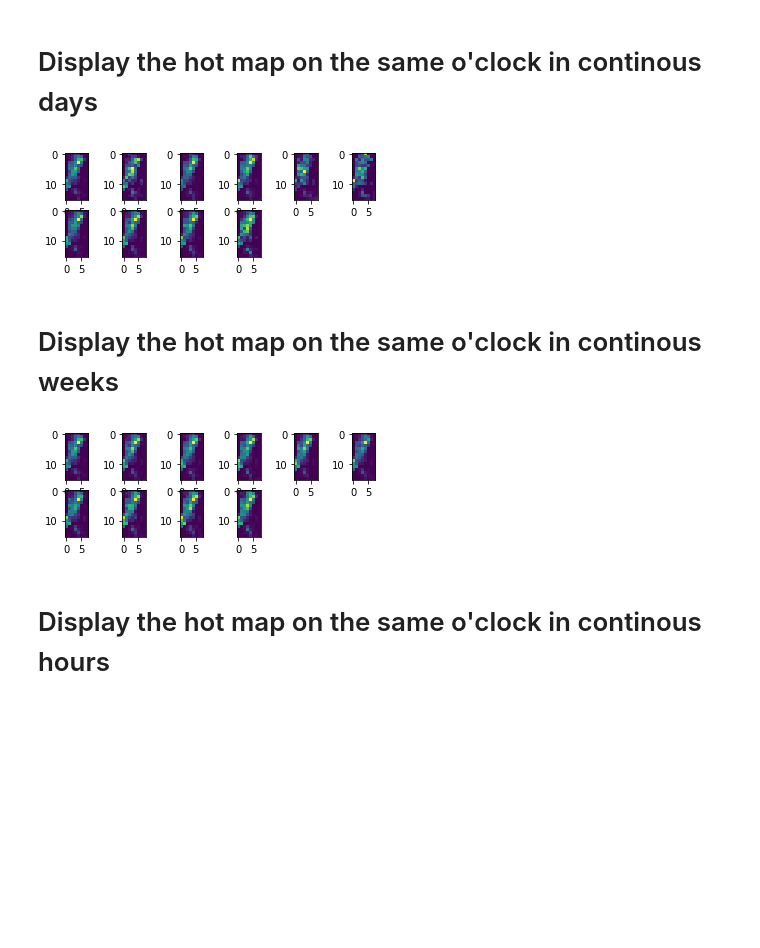
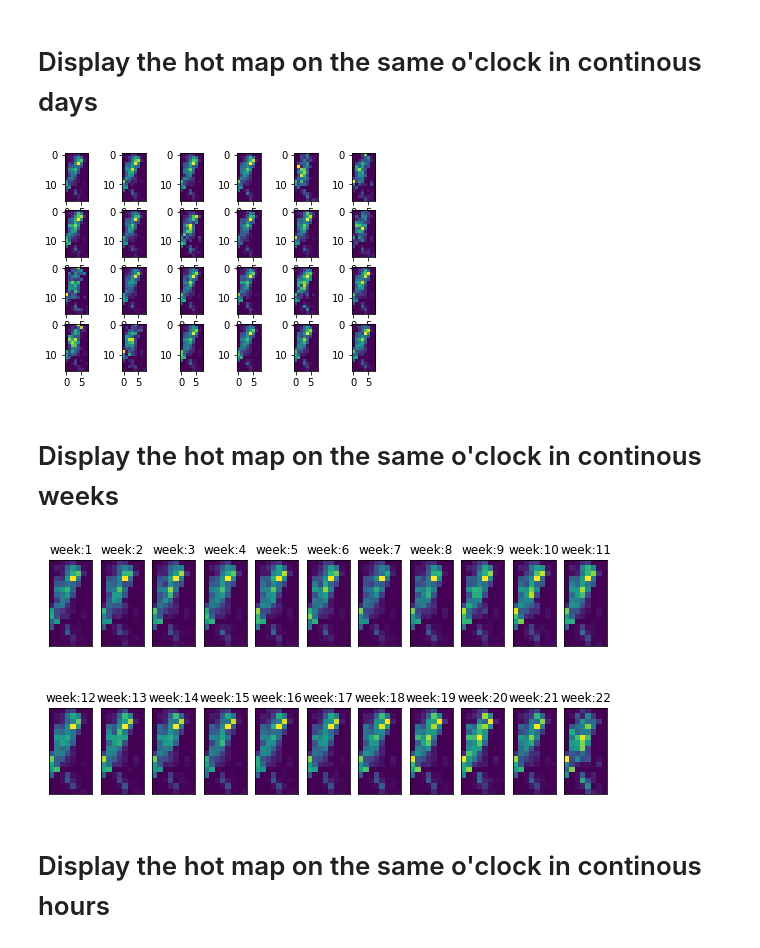
Before and after one commit to amirkhango/curry, a Jupyter notebook: data_exploration.ipynb, the cells around one changed output. Saved outputs shown, nothing was run; the diff lists cells and outputs as text; code cells hidden in the pictures; blank space fills up the shorter version.

```diff
--- a/data_exploration.ipynb
+++ b/data_exploration.ipynb
@@ -54,7 +60,7 @@ batch_size = 32  # batch size
 T = 24  # number of time intervals in one day
 
 lr = 0.0002  # learning rate
-len_closeness = 2  # length of closeness dependent sequence
+len_closeness = 3  # length of closeness dependent sequence
 len_period = 0  # length of peroid dependent sequence
 len_trend = 0  # length of trend dependent sequence
 nb_residual_unit = 4   # number of residual units
@@ -83,9 +89,9 @@ factor:  1.2570787221094177
 print("loading data...")
 # data_numbers=None will use all data, this could be very slowly.
 # data_numbers=800 will use only 800 series for trying on small data.
-X_train, Y_train, X_test, Y_test, mmn, external_dim, timestamp_train, timestamp_test = BikeNYC.load_data(
+X_train_ALL, X_test_ALL, X_train, Y_train, X_test, Y_test, mmn, external_dim, timestamp_train, timestamp_test = BikeNYC.load_data(
     T=T, nb_flow=nb_flow, len_closeness=len_closeness, len_period=len_period, len_trend=len_trend, len_test=len_test,
-    preprocess_name='preprocessing.pkl', meta_data=True, data_numbers=None )
+    preprocess_name='preprocessing.pkl', meta_data=True, data_numbers=1800 )
 
 print("\n days (test): ", [v[:8] for v in timestamp_test[0::T]])
 
@@ -130,16 +139,16 @@ print(Y_train.shape)
 # %%
 import matplotlib.pyplot as plt
 %matplotlib inline
 T = 24 # Cycle. In one day one cycle is 24 hours
 oclock = 8 # time o'clock (1-24) on one day
 fig = plt.figure(1)
-len_display = 10 # The sequence number you wanna display.
+len_display = 24 # The sequence number you wanna display.
 for idx in range(len_display):
     #print(timestamp_train[idx])
     ax = fig.add_subplot(4, 6, idx+1) # this line adds sub-axes
     ax.imshow(Y_train[oclock+idx*T][0]) # this line creates the image using the pre-defined sub axes
 # %% [output]
-[figure, old version]
+[figure, new version]
 # %% [markdown]
 # Display the hot map on the same o'clock in continous weeks
 # %%
@@ -147,14 +156,17 @@ import matplotlib.pyplot as plt
 %matplotlib inline
 T = 24*7 # Cycle. In one week, one cycle is 24*7 hours
 oclock = 8 # time o'clock (1-24) on one day
-fig = plt.figure(2)
-len_display = 10 # The sequence number you wanna display.
+fig = plt.figure(figsize=(10,5))
+len_display = 22 # The sequence number you wanna display.
 for idx in range(len_display):
     #print(timestamp_train[idx])
-    ax = fig.add_subplot(4, 6, idx+1) # this line adds sub-axes
+    ax = fig.add_subplot(2, 11, idx+1) # this line adds sub-axes
+    ax.set_title('week:'+str(idx+1))
+    ax.set_xticks([])
+    ax.set_yticks([])
     ax.imshow(Y_train[oclock+idx*T][0]) # this line creates the image using the pre-defined sub axes
 # %% [output]
-[figure, old version]
+[figure, new version]
 # %% [markdown]
 # Display the hot map on the same o'clock in continous hours
 # %%
```
Also changed, not shown: parts of 6 cells of this notebook, 2 other files.
